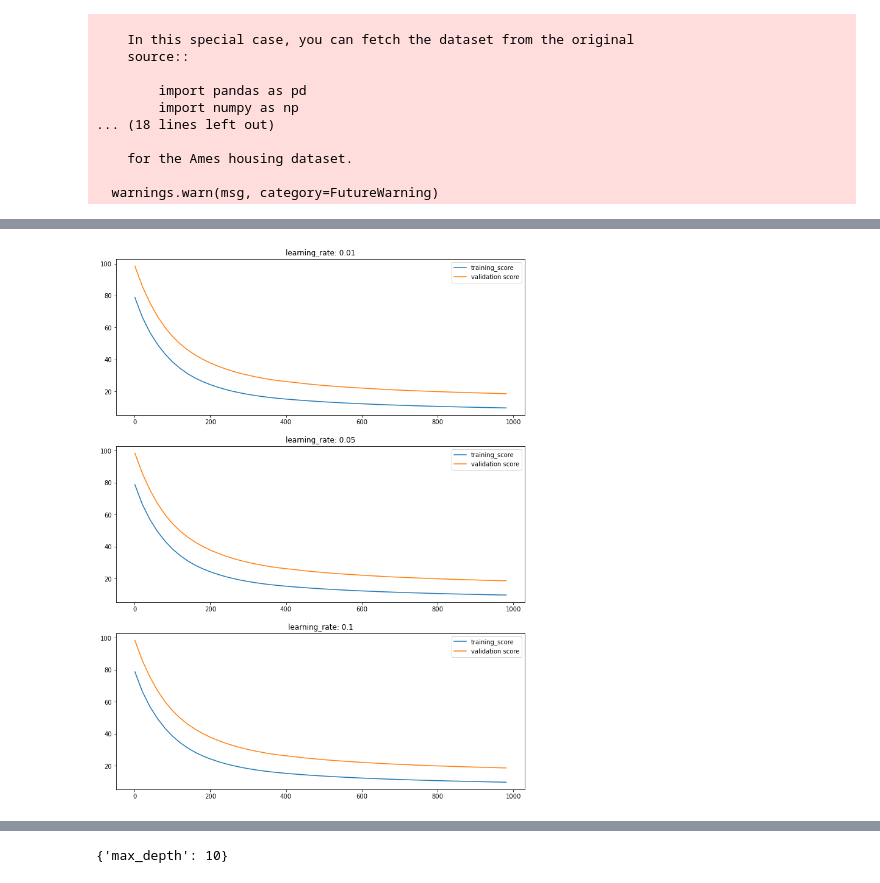
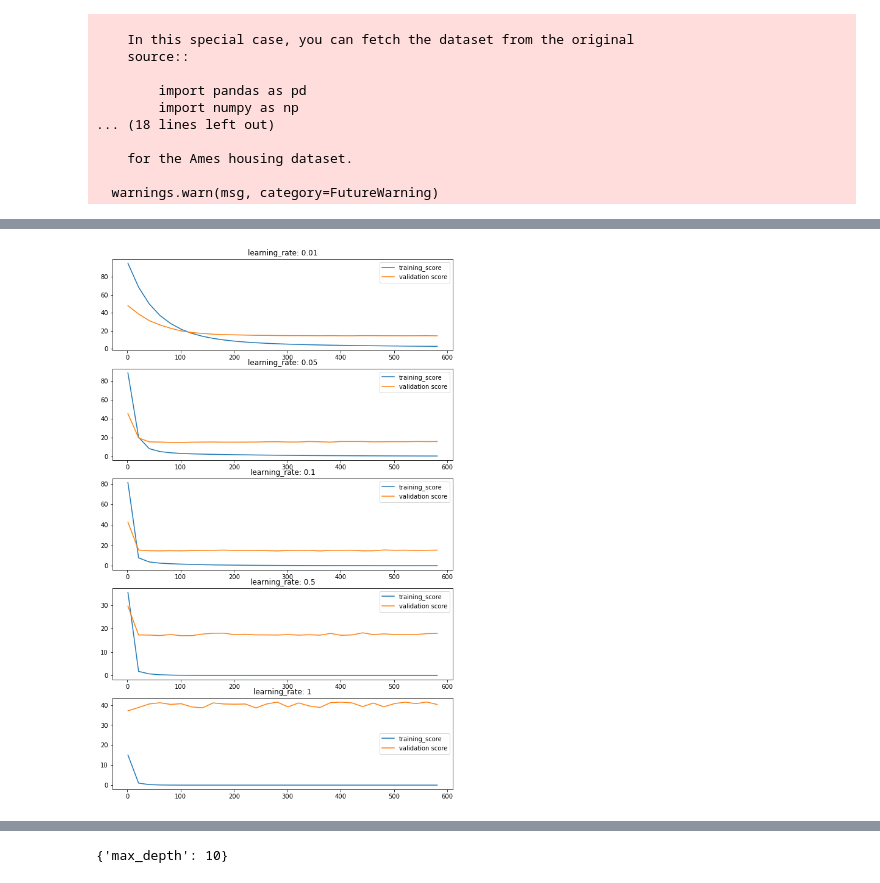
Before and after one commit to Shuaf98/y-data, a Jupyter notebook: ydata_supervised_learning/lecture6_EnsembleLearning/Ensemble Learning Exercise.ipynb, the cells around one changed output, grey strips where cells are left out. Drawn from its saved outputs; the diff is of its cells as text; code cells hidden in the pictures.

```diff
--- a/ydata_supervised_learning/lecture6_EnsembleLearning/Ensemble Learning Exercise.ipynb
+++ b/ydata_supervised_learning/lecture6_EnsembleLearning/Ensemble Learning Exercise.ipynb
@@ -159,3 +159,11 @@ class TreeEnsemble():
         self.oob_mse = mean_squared_error(oob_y, mean_oob_predictions)
 
         return self.oob_mse
+# %%
+from sklearn.ensemble import RandomForestRegressor
+from sklearn.model_selection import train_test_split
+x_train, x_test, y_train, y_test = train_test_split(X, y, test_size= 0.2)
+
+rf = RandomForestRegressor(n_estimators= 200, max_samples = 200, max_features = 5, min_samples_leaf= 1)
+rf.fit(x_train, y_train)
+mean_squared_error(y_test, rf.predict(x_test))
@@ -439,24 +447,27 @@ plt.scatter(y_test, GB.predict(x_test))
 #     mses.append(mse)
 #     print("n_trees:{0}, depth:{1} ---mse: {2}".format(n, depth, mse))
 # %%
-fig, ax = plt.subplots(3,1, figsize = (12,16))
-n_range = np.arange(start = 1, stop =1000, step = 20)
-for i, rate in enumerate([0.01, 0.05, 0.1]):
+n_range = np.arange(start = 1, stop =600, step = 20)
+learning_rates = [0.01, 0.05, 0.1, 0.5, 1]
+fig, ax = plt.subplots(len(learning_rates),1, figsize = (10,16))
+
+for i, rate in enumerate(learning_rates):
     val_mses = []
     train_mses = []
     for n in n_range:
-        GBtree = CustomGB(n_estimators = n , learning_rate= 0.01)
+        # GBtree = CustomGB(n_estimators = n , learning_rate= 0.01)
+        # GBtree.fit(x_train, y_train)
+        GBtree = CustomGB(n_estimators = n , learning_rate= rate)
         GBtree.fit(x_train, y_train)
-
         train_mse = mean_squared_error(y_train, GBtree.predict(x_train) )
         val_mse = mean_squared_error(y_test, GBtree.predict(x_test))
 
         train_mses.append(train_mse)
         val_mses.append(val_mse)
 
     ax[i].plot(n_range, train_mses, label = 'training_score')
     ax[i].plot(n_range, val_mses, label = 'validation score' )
     ax[i].set_title(f'learning_rate: {rate}')
     ax[i].legend()
 # %% [output]
-[figure, old version]
+[figure, new version]
```
Also changed, not shown: parts of 16 cells of this notebook, 1 other file.
